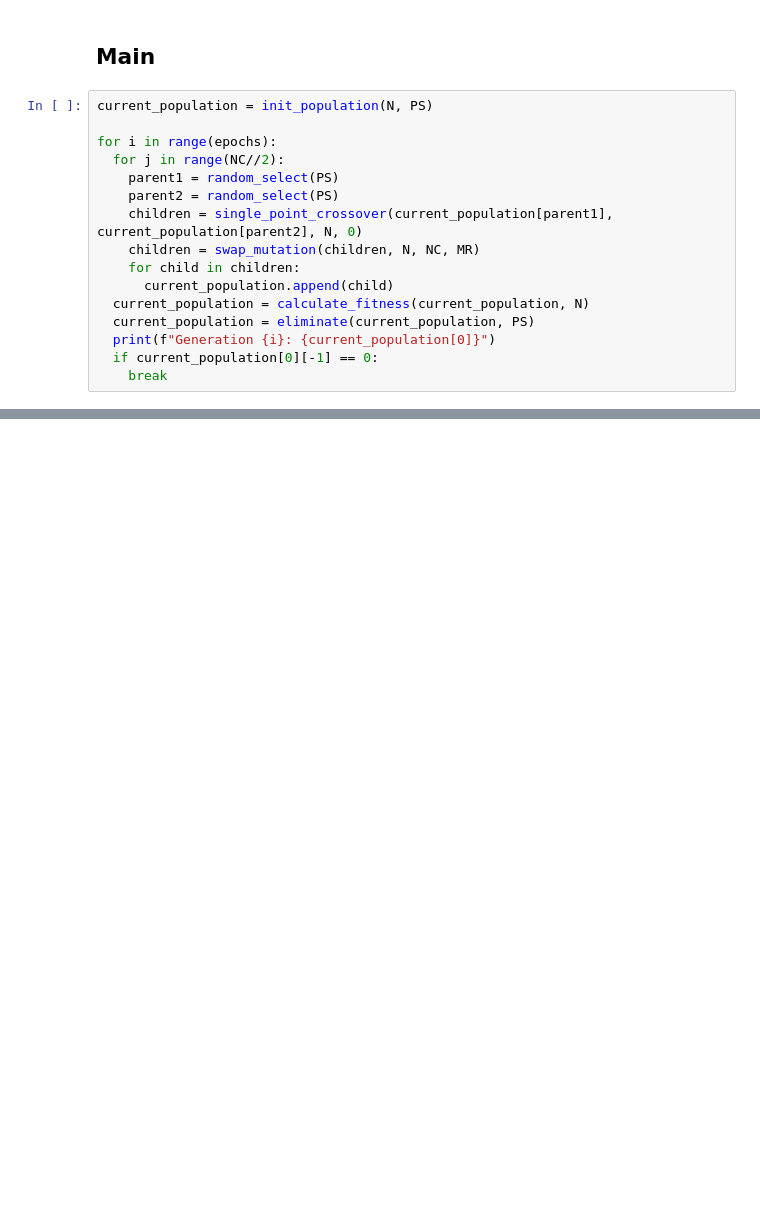
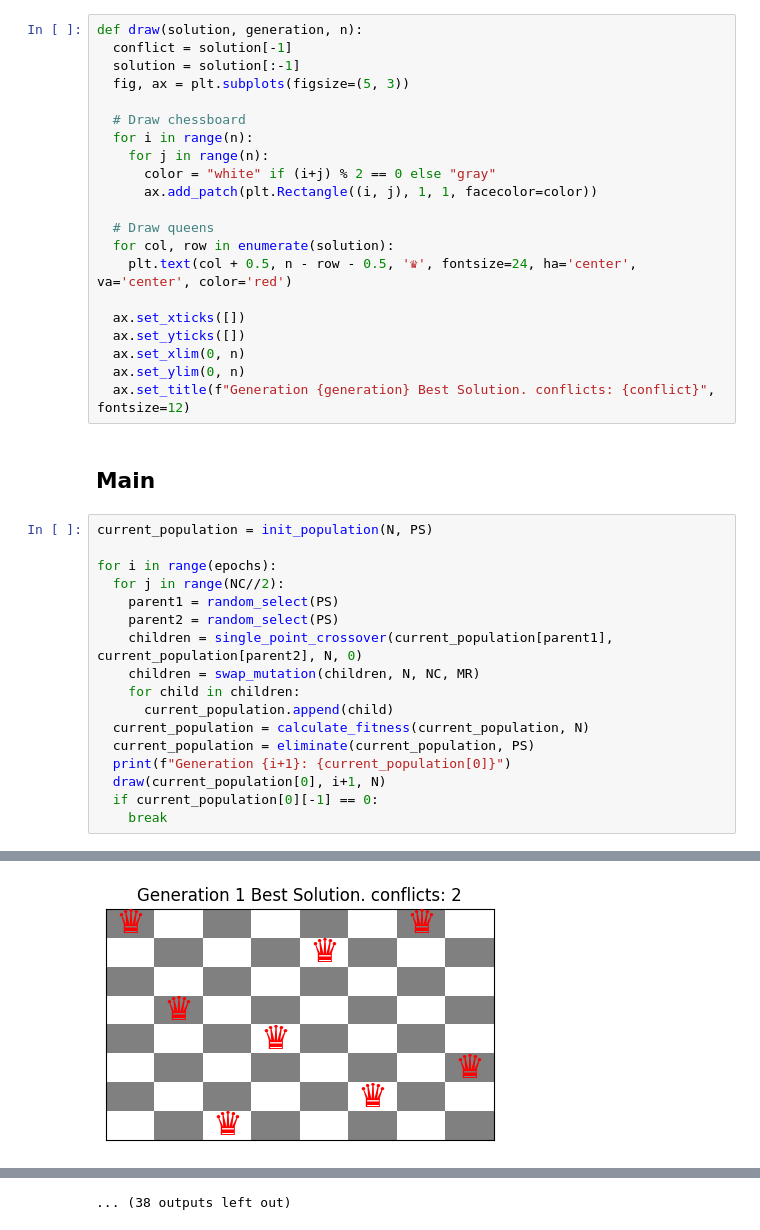
Before and after one commit to hosseinrezaie0/CI-T.A-Dr.Helmi, a Jupyter notebook: Evolutionary Algorithm/Genetic/N-Queen Problem/main.ipynb, the cells around one changed output, grey strips where cells are left out. Cells and saved outputs as stored; diff of their text form; blank space fills up the shorter version.

Commit message:
Draw the chessboard

```diff
--- a/Evolutionary Algorithm/Genetic/N-Queen Problem/main.ipynb
+++ b/Evolutionary Algorithm/Genetic/N-Queen Problem/main.ipynb
@@ -181,3 +184,24 @@ def eliminate(population, ps):
+# %%
+def draw(solution, generation, n):
+  conflict = solution[-1]
+  solution = solution[:-1]
+  fig, ax = plt.subplots(figsize=(5, 3))
+
+  # Draw chessboard
+  for i in range(n):
+    for j in range(n):
+      color = "white" if (i+j) % 2 == 0 else "gray"
+      ax.add_patch(plt.Rectangle((i, j), 1, 1, facecolor=color))
+
+  # Draw queens
+  for col, row in enumerate(solution):
+    plt.text(col + 0.5, n - row - 0.5, '♛', fontsize=24, ha='center', va='center', color='red')
+
+  ax.set_xticks([])
+  ax.set_yticks([])
+  ax.set_xlim(0, n)
+  ax.set_ylim(0, n)
+  ax.set_title(f"Generation {generation} Best Solution. conflicts: {conflict}", fontsize=12)
 # %% [markdown]
 ## Main
 # %%
@@ -193,7 +217,8 @@ for i in range(epochs):
       current_population.append(child)
   current_population = calculate_fitness(current_population, N)
   current_population = eliminate(current_population, PS)
-  print(f"Generation {i}: {current_population[0]}")
+  print(f"Generation {i+1}: {current_population[0]}")
+  draw(current_population[0], i+1, N)
   if current_population[0][-1] == 0:
     break
 # %% [output]
@@ -209,0 +259 @@ Generation 9: [3, 1, 4, 7, 5, 0, 2, 6, 0]
+[figure, added]
@@ -209,0 +269 @@ Generation 9: [3, 1, 4, 7, 5, 0, 2, 6, 0]
+... (38 outputs left out)
```
Also changed, not shown: parts of 3 cells of this notebook.
